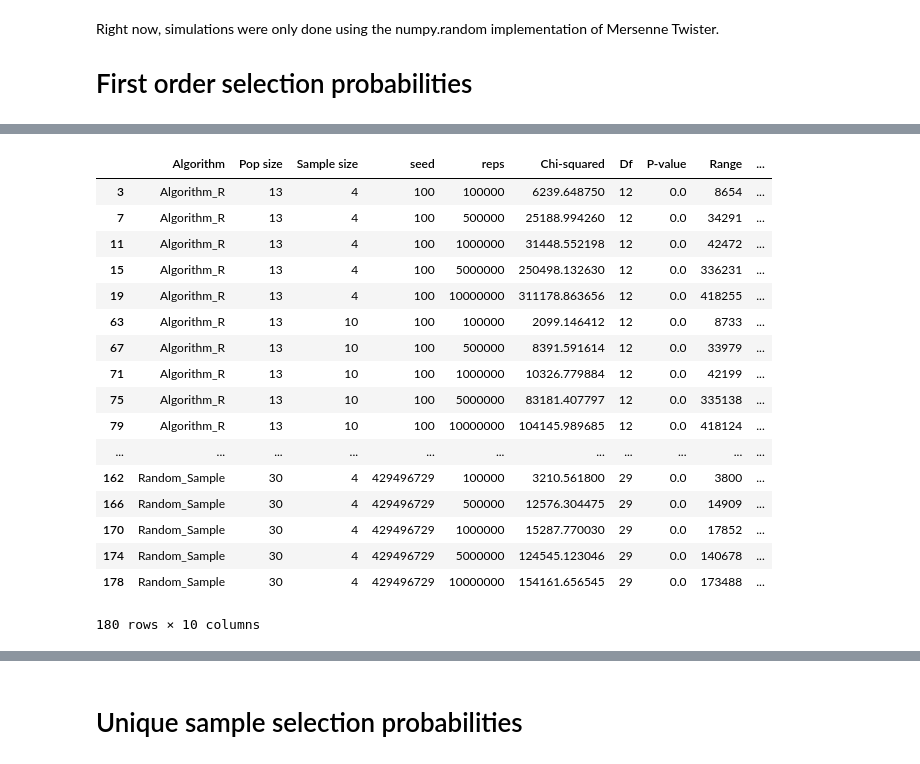
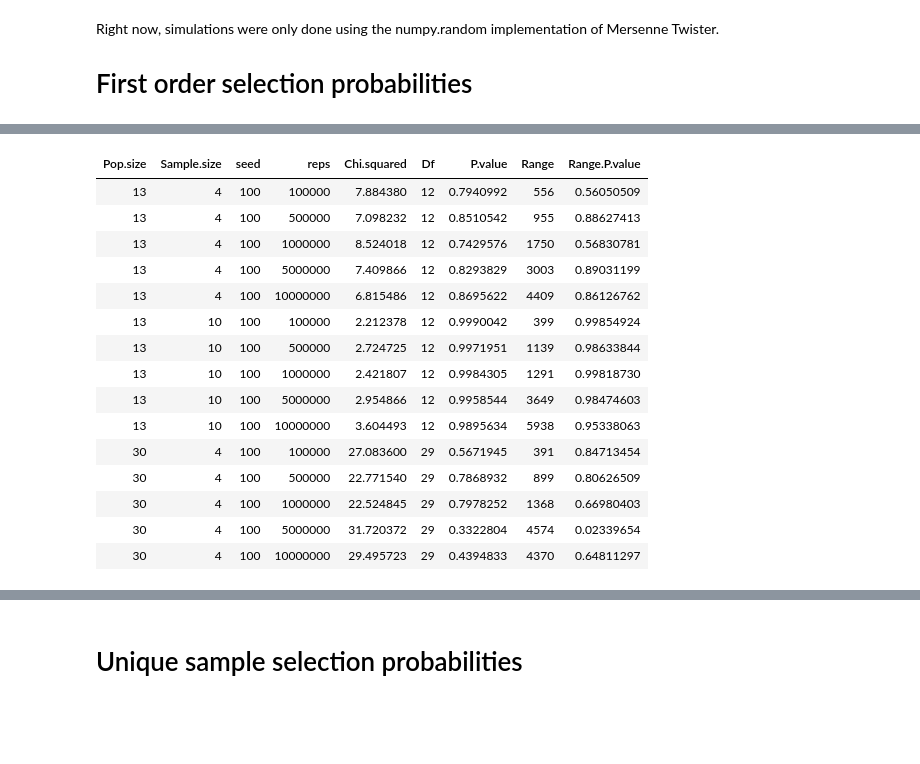
Before and after one commit to kellieotto/prngs-and-permutations, a Jupyter notebook: Code/samplingComparison/results/pythonResults.ipynb, the cells around one changed output, grey strips where cells are left out. Drawn from its saved outputs; the diff is of its cells as text; code cells hidden in the pictures; blank space fills up the shorter version.

```diff
--- a/Code/samplingComparison/results/pythonResults.ipynb
+++ b/Code/samplingComparison/results/pythonResults.ipynb
@@ -5,3 +15,7 @@ from ggplot import *
 Right now, simulations were only done using the numpy.random implementation of Mersenne Twister.
 
 # First order selection probabilities
+# %%
+FO = read.csv('firstOrderSummary.csv', header = TRUE)
+FO %>% select(Algorithm, Pop.size, Sample.size, seed, reps, Chi.squared, Df, P.value, Range, Range.P.value) %>%
+arrange(Range.P.value) %>% head(15)
@@ -8,23 +39,21 @@ Right now, simulations were only done using the numpy.random implementation of M
 # %%
-FO = pd.read_csv('firstOrderSummary.csv')
-cols = ['Algorithm', 'Pop size', 'Sample size', 'seed', 'reps','Chi-squared', 'Df', 'P-value', 'Range', 'Range P-value']
-FO[cols].sort_values(['Algorithm',  'seed', 'Pop size', 'Sample size'])
+FO %>% filter(Algorithm == "PIKK") %>%
+select(Pop.size, Sample.size, seed, reps, Chi.squared, Df, P.value, Range, Range.P.value) %>%
+arrange(seed, Pop.size, Sample.size, reps) %>% head(15)
 # %% [output]
-|  | Algorithm | Pop size | Sample size | seed | reps | Chi-squared | Df | P-value | Range | ... |
-| 3 | Algorithm_R | 13 | 4 | 100 | 100000 | 6239.648750 | 12 | 0.0 | 8654 | ... |
-| 7 | Algorithm_R | 13 | 4 | 100 | 500000 | 25188.994260 | 12 | 0.0 | 34291 | ... |
-| 11 | Algorithm_R | 13 | 4 | 100 | 1000000 | 31448.552198 | 12 | 0.0 | 42472 | ... |
-| 15 | Algorithm_R | 13 | 4 | 100 | 5000000 | 250498.132630 | 12 | 0.0 | 336231 | ... |
-| 19 | Algorithm_R | 13 | 4 | 100 | 10000000 | 311178.863656 | 12 | 0.0 | 418255 | ... |
-| 63 | Algorithm_R | 13 | 10 | 100 | 100000 | 2099.146412 | 12 | 0.0 | 8733 | ... |
-| 67 | Algorithm_R | 13 | 10 | 100 | 500000 | 8391.591614 | 12 | 0.0 | 33979 | ... |
-| 71 | Algorithm_R | 13 | 10 | 100 | 1000000 | 10326.779884 | 12 | 0.0 | 42199 | ... |
-| 75 | Algorithm_R | 13 | 10 | 100 | 5000000 | 83181.407797 | 12 | 0.0 | 335138 | ... |
-| 79 | Algorithm_R | 13 | 10 | 100 | 10000000 | 104145.989685 | 12 | 0.0 | 418124 | ... |
-| ... | ... | ... | ... | ... | ... | ... | ... | ... | ... | ... |
-| 162 | Random_Sample | 30 | 4 | 429496729 | 100000 | 3210.561800 | 29 | 0.0 | 3800 | ... |
-| 166 | Random_Sample | 30 | 4 | 429496729 | 500000 | 12576.304475 | 29 | 0.0 | 14909 | ... |
-| 170 | Random_Sample | 30 | 4 | 429496729 | 1000000 | 15287.770030 | 29 | 0.0 | 17852 | ... |
-| 174 | Random_Sample | 30 | 4 | 429496729 | 5000000 | 124545.123046 | 29 | 0.0 | 140678 | ... |
-| 178 | Random_Sample | 30 | 4 | 429496729 | 10000000 | 154161.656545 | 29 | 0.0 | 173488 | ... |
+| Pop.size | Sample.size | seed | reps | Chi.squared | Df | P.value | Range | Range.P.value |
+| 13 | 4 | 100 | 100000 | 7.884380 | 12 | 0.7940992 | 556 | 0.56050509 |
+| 13 | 4 | 100 | 500000 | 7.098232 | 12 | 0.8510542 | 955 | 0.88627413 |
+| 13 | 4 | 100 | 1000000 | 8.524018 | 12 | 0.7429576 | 1750 | 0.56830781 |
+| 13 | 4 | 100 | 5000000 | 7.409866 | 12 | 0.8293829 | 3003 | 0.89031199 |
+| 13 | 4 | 100 | 10000000 | 6.815486 | 12 | 0.8695622 | 4409 | 0.86126762 |
+| 13 | 10 | 100 | 100000 | 2.212378 | 12 | 0.9990042 | 399 | 0.99854924 |
+| 13 | 10 | 100 | 500000 | 2.724725 | 12 | 0.9971951 | 1139 | 0.98633844 |
+| 13 | 10 | 100 | 1000000 | 2.421807 | 12 | 0.9984305 | 1291 | 0.99818730 |
+| 13 | 10 | 100 | 5000000 | 2.954866 | 12 | 0.9958544 | 3649 | 0.98474603 |
+| 13 | 10 | 100 | 10000000 | 3.604493 | 12 | 0.9895634 | 5938 | 0.95338063 |
+| 30 | 4 | 100 | 100000 | 27.083600 | 29 | 0.5671945 | 391 | 0.84713454 |
+| 30 | 4 | 100 | 500000 | 22.771540 | 29 | 0.7868932 | 899 | 0.80626509 |
+| 30 | 4 | 100 | 1000000 | 22.524845 | 29 | 0.7978252 | 1368 | 0.66980403 |
+| 30 | 4 | 100 | 5000000 | 31.720372 | 29 | 0.3322804 | 4574 | 0.02339654 |
+| 30 | 4 | 100 | 10000000 | 29.495723 | 29 | 0.4394833 | 4370 | 0.64811297 |
-180 rows × 10 columns
```
Also changed, not shown: parts of 15 cells of this notebook, 7 other files.
